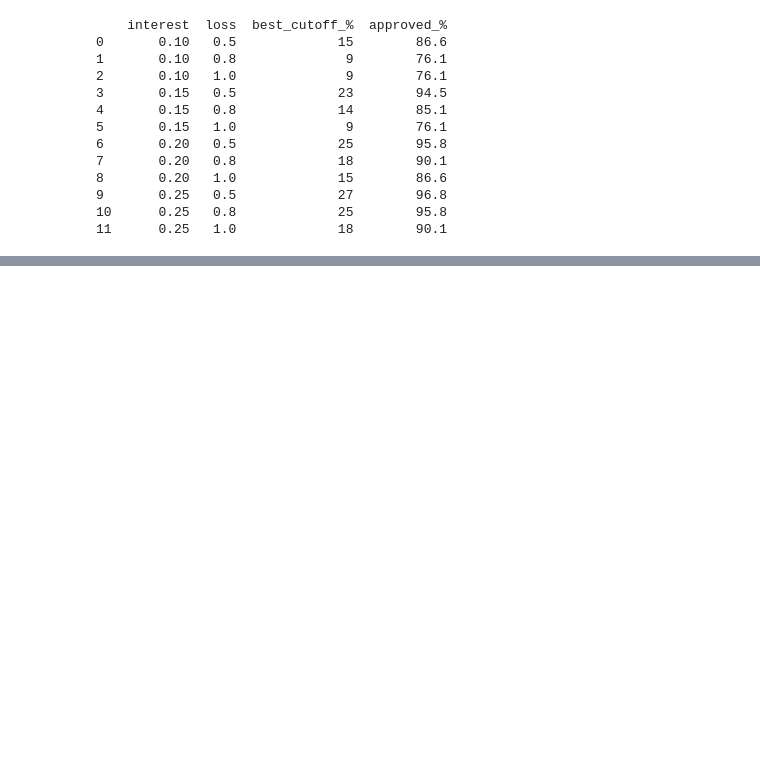
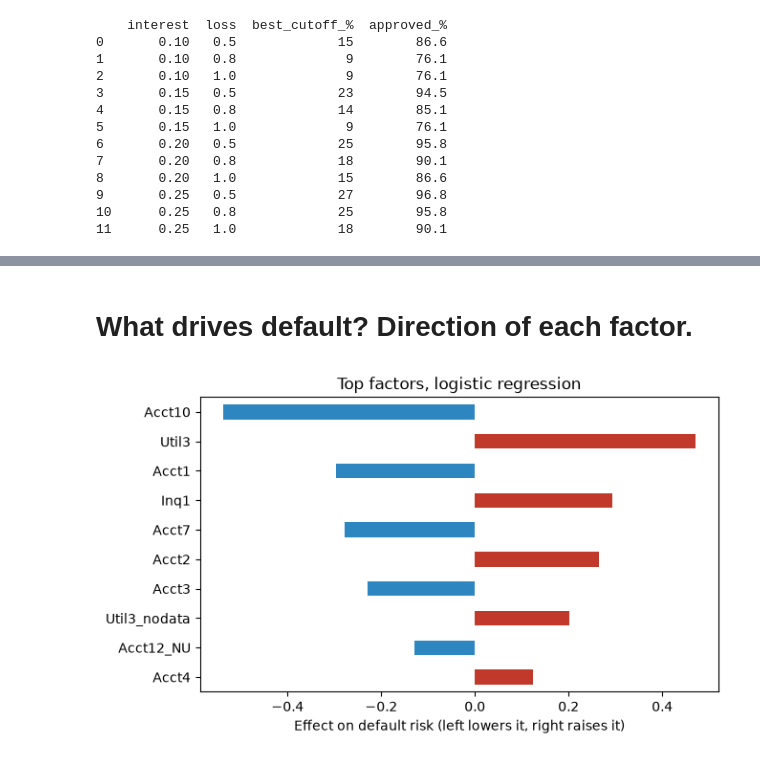
Before and after one commit to jrella18/BHDAC-Fall-26-Case-Comp, a Jupyter notebook: Logsitic Regression_RF_.ipynb, the cells around one changed output, grey strips where cells are left out. Saved outputs shown, nothing was run; the diff lists cells and outputs as text; code cells hidden in the pictures; blank space fills up the shorter version.

```diff
--- a/Logsitic Regression_RF_.ipynb
+++ b/Logsitic Regression_RF_.ipynb
@@ -220,0 +254,13 @@ print(pd.DataFrame(rows, columns=["interest", "loss", "best_cutoff_%", "approved
+# %% [markdown]
+# What drives default? Direction of each factor.
+# %%
+top = coefs.reindex(coefs.abs().sort_values(ascending=False).index).head(10)[::-1]
+
+top.plot(kind="barh", figsize=(7, 4),
+         color=["#c0392b" if v > 0 else "#2e86c1" for v in top])
+plt.xlabel("Effect on default risk (left lowers it, right raises it)")
+plt.title("Top factors, logistic regression")
+plt.savefig("chart3_drivers.png", dpi=200, bbox_inches="tight")
+plt.show()
+# %% [output]
+[figure, added]
```
Also changed, not shown: parts of 6 cells of this notebook, 4 other files.
